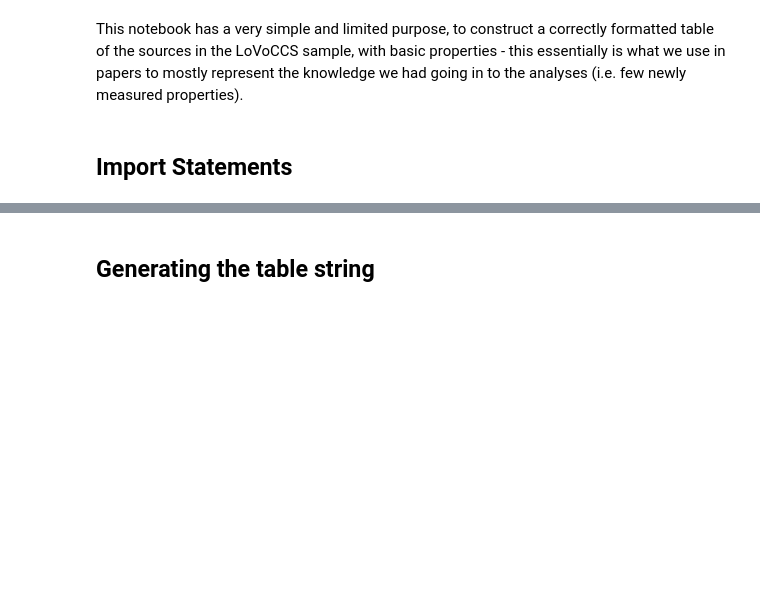
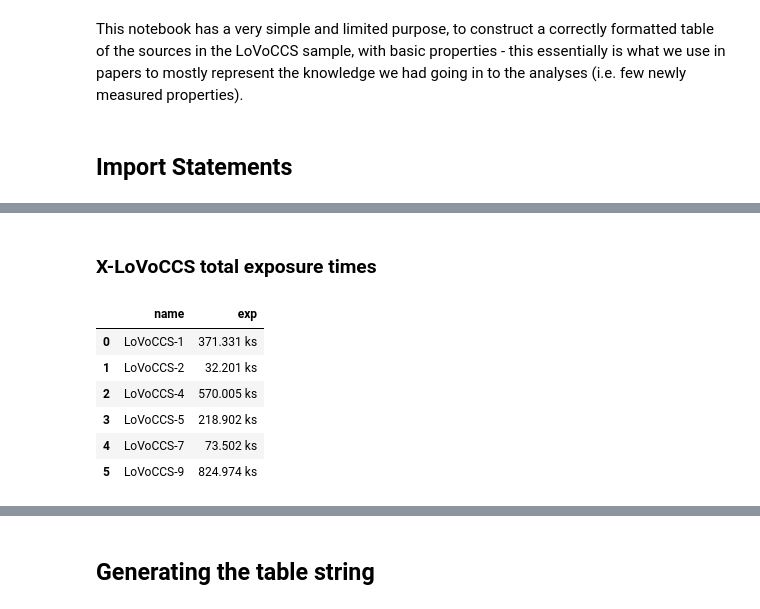
Before and after one commit to LoVoCCS/X-LoVoCCS-Analyses, a Jupyter notebook: notebooks/make_tables/make_intro_table.ipynb, the cells around one changed output, grey strips where cells are left out. Saved outputs shown, nothing was run; the diff lists cells and outputs as text; code cells hidden in the pictures; blank space fills up the shorter version.

```diff
--- a/notebooks/make_tables/make_intro_table.ipynb
+++ b/notebooks/make_tables/make_intro_table.ipynb
@@ -36,0 +71,13 @@ cov_frac.head(5)
+# %% [markdown]
+### X-LoVoCCS total exposure times
+# %%
+xlovoccs_exp_times = pd.read_csv(cov_summ_path + "total_xmm_exposures.csv")
+xlovoccs_exp_times.head(6)
+# %% [output]
+|  | name | exp |
+| 0 | LoVoCCS-1 | 371.331 ks |
+| 1 | LoVoCCS-2 | 32.201 ks |
+| 2 | LoVoCCS-4 | 570.005 ks |
+| 3 | LoVoCCS-5 | 218.902 ks |
+| 4 | LoVoCCS-7 | 73.502 ks |
+| 5 | LoVoCCS-9 | 824.974 ks |
```
Also changed, not shown: parts of 15 cells of this notebook.
